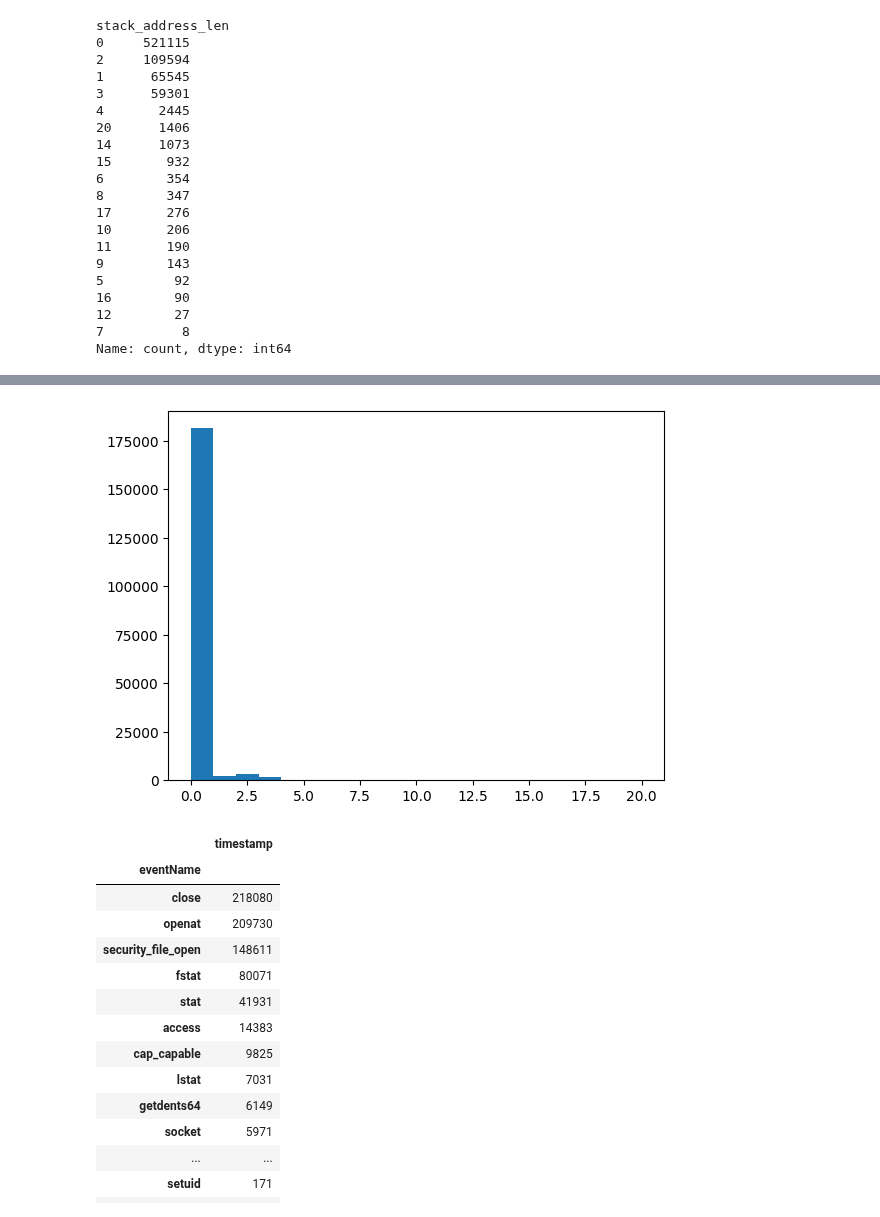
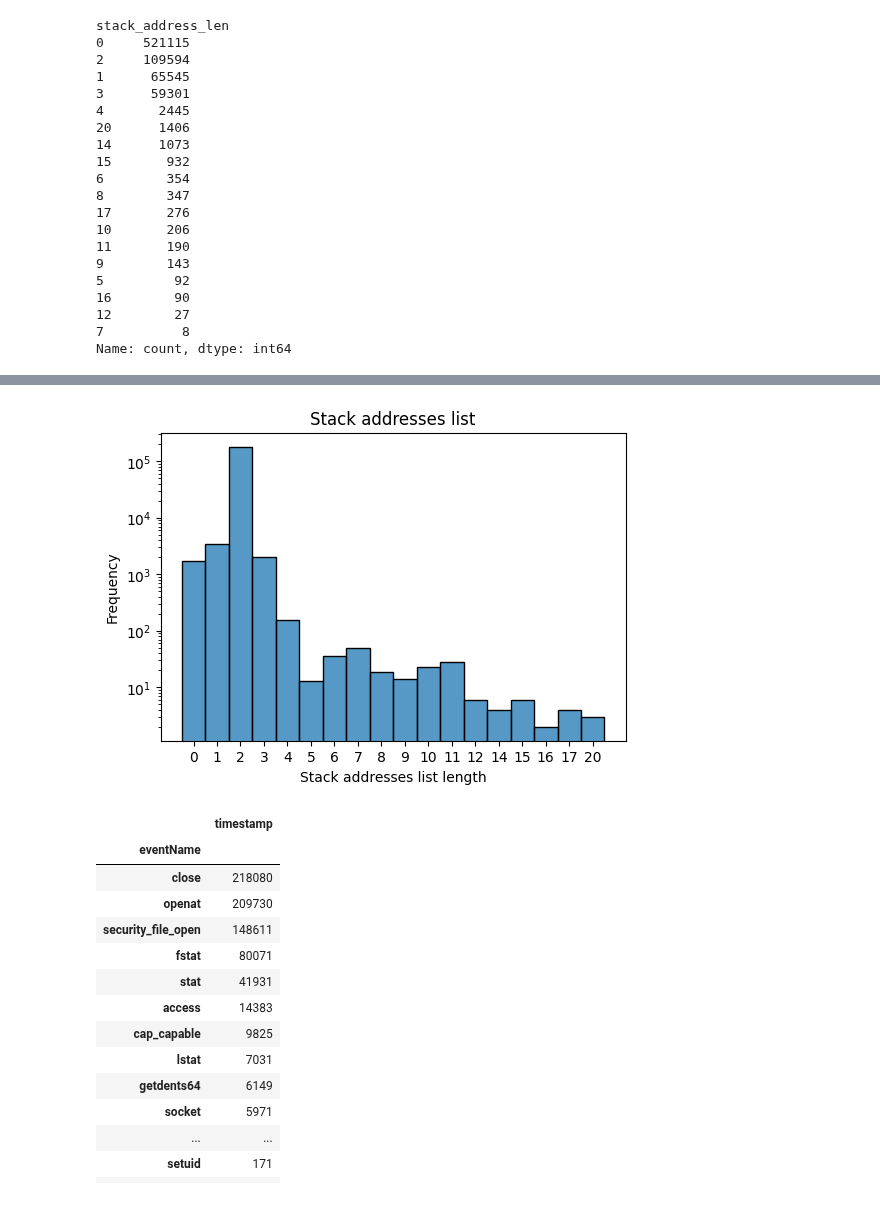
Before and after one commit to moryba/Beth-project, a Jupyter notebook: Data analysis/data analysis.ipynb, the cells around one changed output, grey strips where cells are left out. Drawn from its saved outputs; the diff is of its cells as text; code cells hidden in the pictures.

```diff
--- a/Data analysis/data analysis.ipynb
+++ b/Data analysis/data analysis.ipynb
@@ -965,7 +998,17 @@ plt.hist(val_data['stack_address_len'], bins=20);
-# %%
-plt.hist(test_data['stack_address_len'], bins=20);
-# %% [output]
-[figure, removed]
+# %%
+plt.figure(figsize=(6, 4))
+df_plot = test_data['stack_address_len'].astype('str')
+sns.histplot(df_plot, bins=20, binwidth=0.5, kde=False, palette='viridis')
+plt.xlabel('Stack addresses list length')
+plt.ylabel('Frequency')
+plt.title('Stack addresses list')
+plt.grid(False)
+plt.yscale('log')
+unique_labels = list(pd.array(sorted(list(train_data['stack_address_len'].unique()))).astype('str'))
+plt.xticks(np.arange(len(unique_labels)), unique_labels)
+plt.show()
+# %% [output]
+[figure, added]
 # %%
 event_train = train_data.groupby(['eventName'])[['timestamp']].count()
 event_train = event_train.sort_values(by='timestamp',ascending=False)
```
Also changed, not shown: parts of 9 cells of this notebook, 2 other files.
